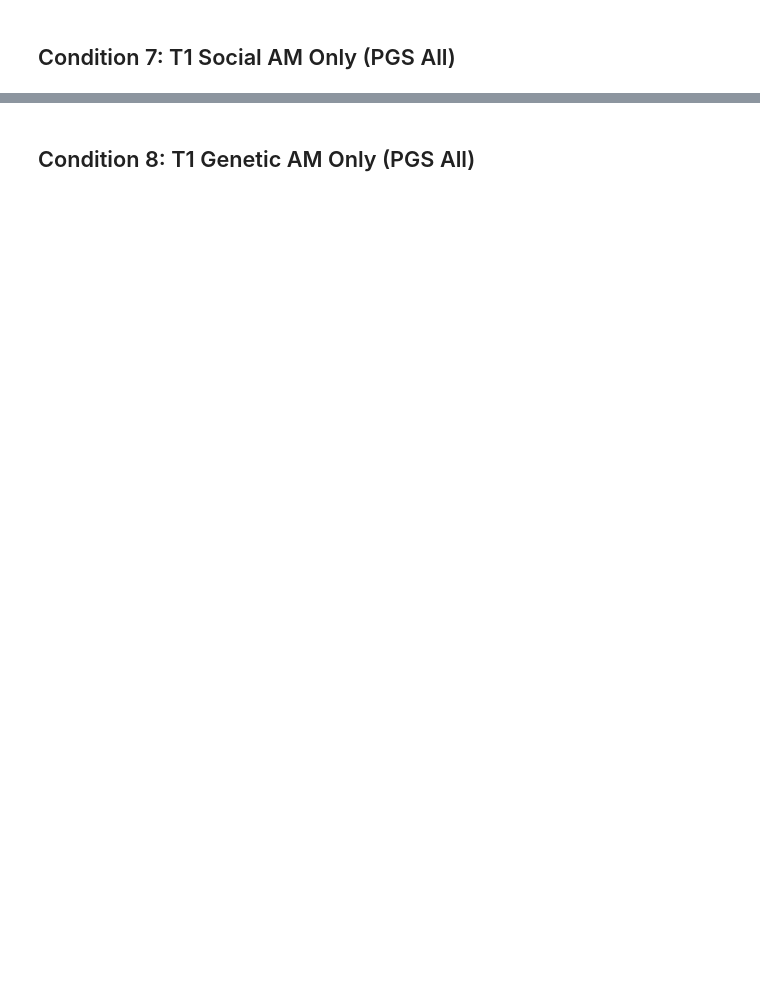
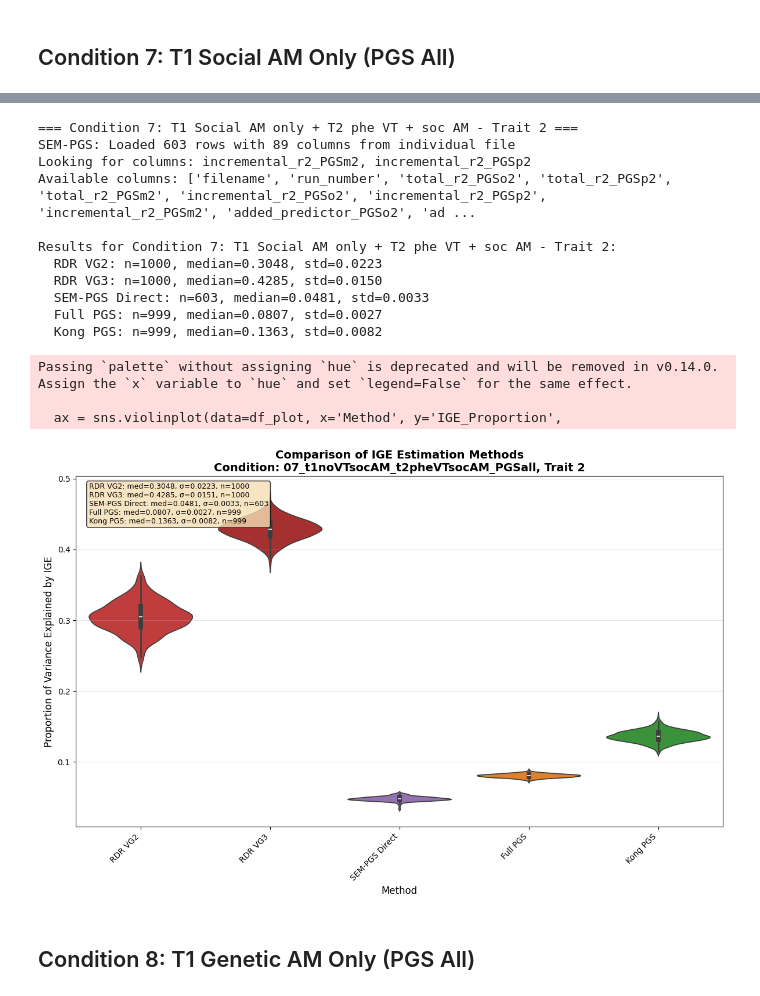
Before and after one commit to Xuanyu-Lyu/StatRev_IndirectGene, a Jupyter notebook: Analysis/JointAnalysis/joint_results_uni.ipynb, the cells around one changed output, grey strips where cells are left out. Saved outputs shown, nothing was run; the diff lists cells and outputs as text; code cells hidden in the pictures; blank space fills up the shorter version.

```diff
--- a/Analysis/JointAnalysis/joint_results_uni.ipynb
+++ b/Analysis/JointAnalysis/joint_results_uni.ipynb
@@ -333,15 +331,31 @@ Passing `palette` without assigning `hue` is deprecated and will be removed in v
 # %%
 # Condition 7, Trait 2
-condition = '07_t1noVTsocAM_t2noVTnoAM_PGSall'
+condition = '07_t1noVTsocAM_t2pheVTsocAM_PGSall'
 trait = 2
 
 print(f"=== {condition_names[condition]} - Trait {trait} ===")
 results, data_dict = analyze_ige_updated(condition, trait, verbose=True)
 
 if data_dict:
     create_violin_plot(data_dict, condition, trait, save_path=None)
 else:
     print("No data available for plotting")
+# %% [output]
+=== Condition 7: T1 Social AM only + T2 phe VT + soc AM - Trait 2 ===
+SEM-PGS: Loaded 603 rows with 89 columns from individual file
+Looking for columns: incremental_r2_PGSm2, incremental_r2_PGSp2
+Available columns: ['filename', 'run_number', 'total_r2_PGSo2', 'total_r2_PGSp2', 'total_r2_PGSm2', 'incremental_r2_PGSo2', 'incremental_r2_PGSp2', 'incremental_r2_PGSm2', 'added_predictor_PGSo2', 'ad ...
+
+Results for Condition 7: T1 Social AM only + T2 phe VT + soc AM - Trait 2:
+  RDR VG2: n=1000, median=0.3048, std=0.0223
+  RDR VG3: n=1000, median=0.4285, std=0.0150
+  SEM-PGS Direct: n=603, median=0.0481, std=0.0033
+  Full PGS: n=999, median=0.0807, std=0.0027
+  Kong PGS: n=999, median=0.1363, std=0.0082
+Passing `palette` without assigning `hue` is deprecated and will be removed in v0.14.0. Assign the `x` variable to `hue` and set `legend=False` for the same effect.
+
+  ax = sns.violinplot(data=df_plot, x='Method', y='IGE_Proportion',
+[figure, added]
 # %% [markdown]
 ## Condition 8: T1 Genetic AM Only (PGS All)
 # %%
```
Also changed, not shown: parts of 9 cells of this notebook, 15 other files.
